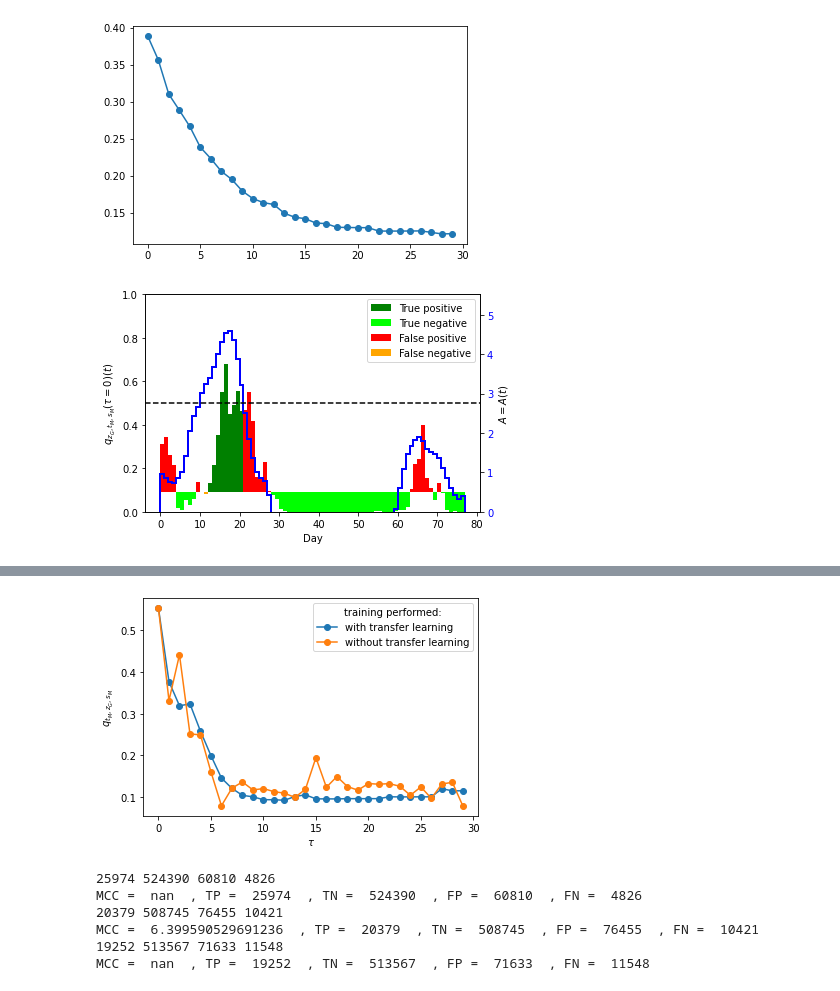
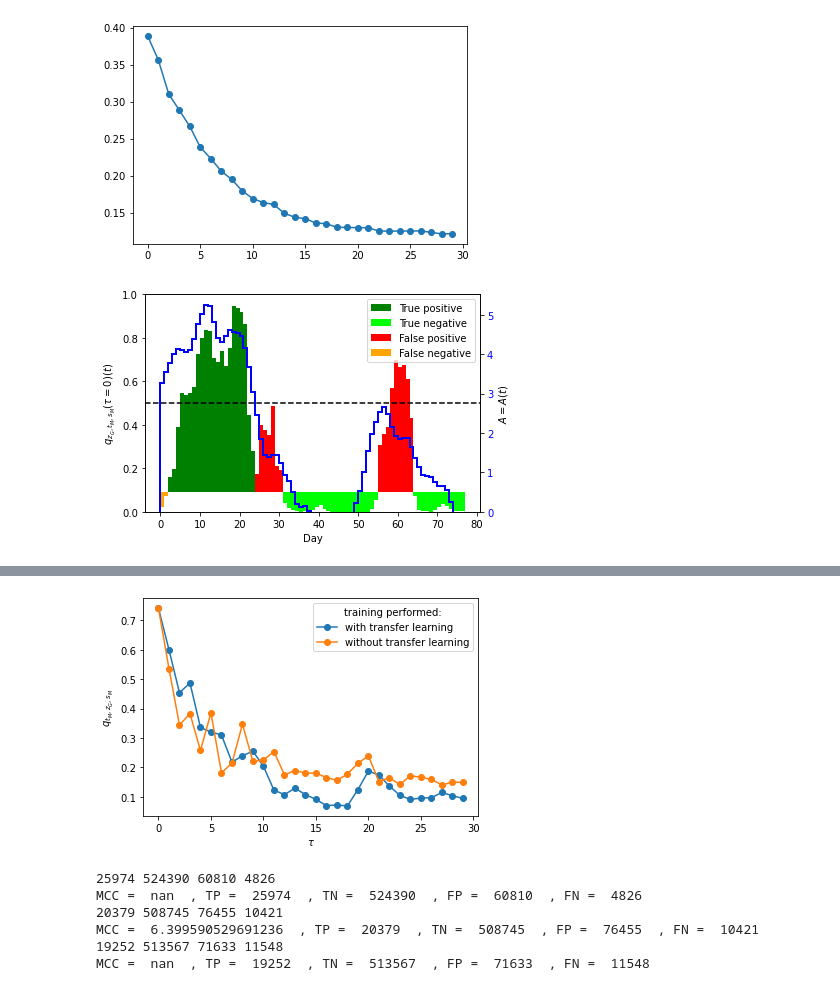
Before and after one commit to georgemilosh/Climate-Learning, a Jupyter notebook: PLASIM/Committor_LONG-smoothness.ipynb, the cells around one changed output, grey strips where cells are left out. Cells and saved outputs as stored; diff of their text form; code cells hidden in the pictures.

```diff
--- a/PLASIM/Committor_LONG-smoothness.ipynb
+++ b/PLASIM/Committor_LONG-smoothness.ipynb
@@ -185,11 +185,11 @@ A_reshape_tau = []
 
 for tau in range(0,-31,-1):
     training_name = training_name0+str(tau)
-    A_reshape = np.load(training_name+'/A_preshaped.npy')
+    A_reshape = np.load(training_name+'/A_preshaped2.npy')
     A_reshape_tau.append(A_reshape)
-    committor = np.load(training_name+'/committor.npy')
+    committor = np.load(training_name+'/committor2.npy')
     committor_tau.append(committor)
-    list_extremes = np.load(training_name+'/list_extremes_preshaped.npy')
+    list_extremes = np.load(training_name+'/list_extremes_preshaped2.npy')
     list_extremes_tau.append(list_extremes)
     print("tau = ", tau, " ; A_reshape.shape = ", A_reshape.shape, " ; committor.shape = ", committor.shape, " ; list_extremes.shape = ", list_extremes.shape)
 
@@ -228,7 +228,7 @@ FN_list = ((label_assignment[tau,:] == 0)& (list_extremes == 1))
 fig2 = plt.figure(figsize=(40, 40))
 ax = []
 spec2 = gridspec.GridSpec(ncols=10, nrows=10, figure=fig2)
-for i, years in zip(range(100),range(500,500+100)):
+for i, years in zip(range(100),range(400,400+100)):
     ix = i%10
     iy = i//10
     ax.append(fig2.add_subplot(spec2[iy,ix]))
@@ -265,7 +265,7 @@ title = "Images/q_vs_time.png"
 from math import nan as NaN
 fig2 = plt.figure(figsize=(6, 4))
 spec2 = gridspec.GridSpec(ncols=1, nrows=1, figure=fig2)
-for i, years in zip([0],[500]):
+for i, years in zip([0],[493]):
     ix = i%10
     iy = i//10
     ax = fig2.add_subplot(spec2[iy,ix])
@@ -286,7 +286,7 @@ for i, years in zip([0],[500]):
     ax.legend(loc='best')
 #fig2.savefig(title, bbox_inches='tight', dpi=300)
 # %% [output]
-[figure, old version]
+[figure, new version]
 # %%
 import numpy as np
 
@@ -333,15 +333,15 @@ tau =  -30  ; A_reshape2.shape =  (616000,)  ; committor2.shape =  (616000,)  ;
 # %%
 title = "Images/q_vs_TF.png"
 fig = plt.figure(figsize=(6, 4))
-plt.plot([committor_tau[i,500,15] for i in range(30)],'-o', label='with transfer learning')
-plt.plot([committor_tau2[i,500,15] for i in range(30)],'-o', label='without transfer learning')
+plt.plot([committor_tau[i,493,15] for i in range(30)],'-o', label='with transfer learning')
+plt.plot([committor_tau2[i,493,15] for i in range(30)],'-o', label='without transfer learning')
 plt.xlabel(r'$\tau$')
 plt.ylabel(r'$q_{t_M, z_G, s_M}$')
 plt.legend(title='training performed:')
 plt.show()
 fig.savefig(title, bbox_inches='tight', dpi=300)
 # %% [output]
-[figure, old version]
+[figure, new version]
 # %%
 for tau in [0,15,30]:
     TP_list =((label_assignment[tau,:] == 1)& (list_extremes == 1))
```
Also changed, not shown: parts of 2 cells of this notebook.
